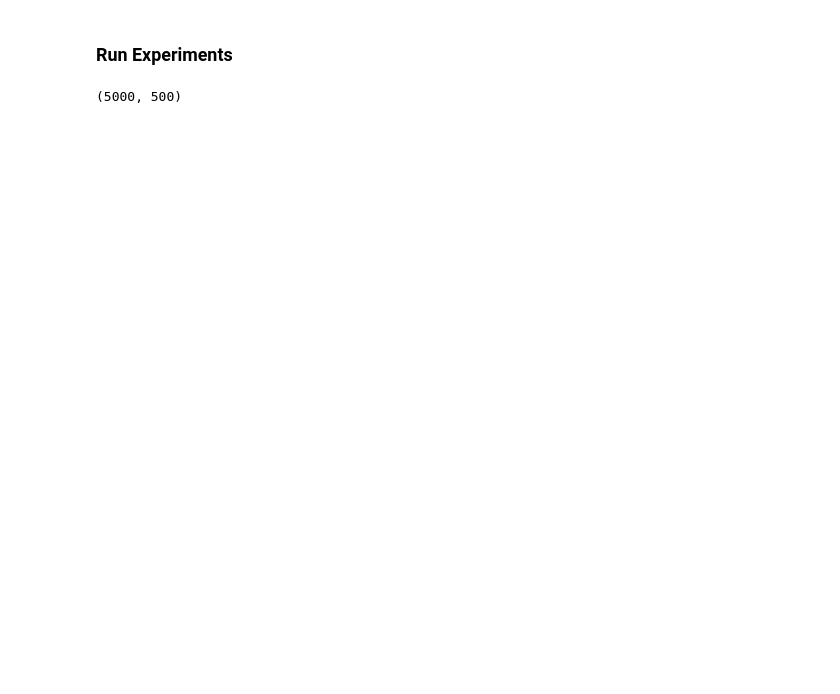
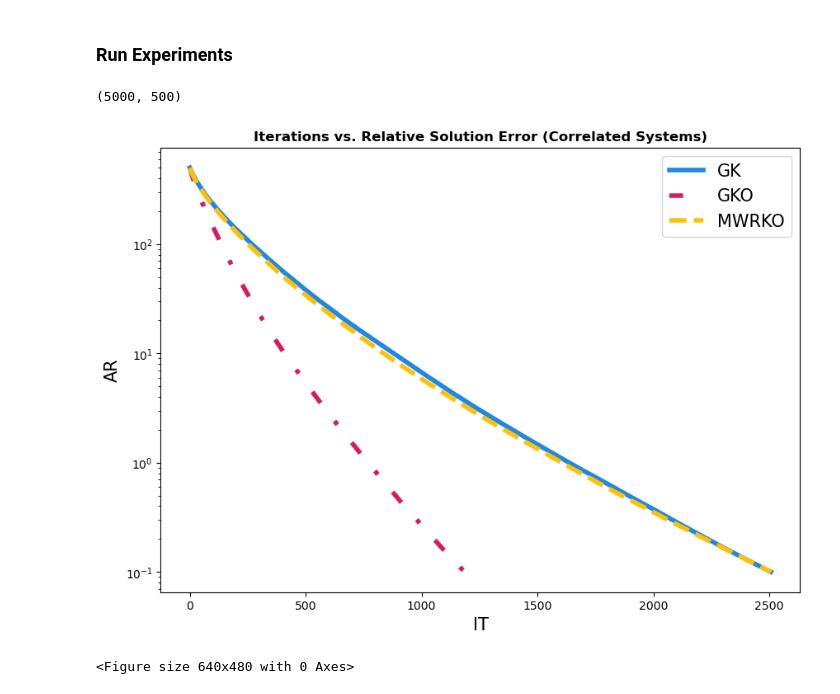
Before and after one commit to emicervantes/gko-23, a Jupyter notebook: scripts/synthetic-exp/synthetic-exp4.ipynb, the cells around one changed output. Saved outputs shown, nothing was run; the diff lists cells and outputs as text; code cells hidden in the pictures; blank space fills up the shorter version.

```diff
--- a/scripts/synthetic-exp/synthetic-exp4.ipynb
+++ b/scripts/synthetic-exp/synthetic-exp4.ipynb
@@ -42,3 +45,16 @@ y = A @ x
 A.shape
 # %% [output]
 (5000, 500)
+# %%
+# gk
+gk_start_cyclic_corr = process_time()
+gk_corr = method(A,x,y,'GK', 0.1)
+gk_stop_cyclic_corr = process_time()
+# gko
+gko_start_cyclic_corr = process_time()
+gko_corr = method(A,x,y,'GKO', 0.1)
+gko_stop_cyclic_corr = process_time()
+# mwrko
+mwrko_start_cyclic_corr = process_time()
+mwrko_corr = method(A,x,y,'MWRKO', 0.1)
+mwrko_stop_cyclic_corr = process_time()
@@ -44,0 +66,19 @@ A.shape
+# %%
+plt.figure(figsize=(10,7))
+
+plt.semilogy(np.arange(gk_corr[0]), gk_corr[1],
+             color = '#1E88E5', linewidth = 4, linestyle = 'solid', label = 'GK')
+plt.semilogy(np.arange(gko_corr[0]), gko_corr[1],
+            color = '#D81B60', linewidth = 4, linestyle = (0, (3, 5, 1, 5)), label = 'GKO')
+plt.semilogy(np.arange(mwrko_corr[0]), mwrko_corr[1],
+            color = '#FFC107', linewidth = 4, linestyle = 'dashed', label = 'MWRKO')
+
+plt.xlabel('IT', fontsize = 15)
+plt.ylabel('AR', fontsize = 15)
+plt.title('Iterations vs. Relative Solution Error (Correlated Systems)', fontweight="bold")
+plt.legend(fontsize="15")
+plt.show()
+plt.savefig('../../outputs/synthetic-exp/5000x500/iter/5000-corr-iter.png')
+# %% [output]
+[figure, added]
+<Figure size 640x480 with 0 Axes>
```
Also changed, not shown: parts of 4 cells of this notebook, 15 other files.
